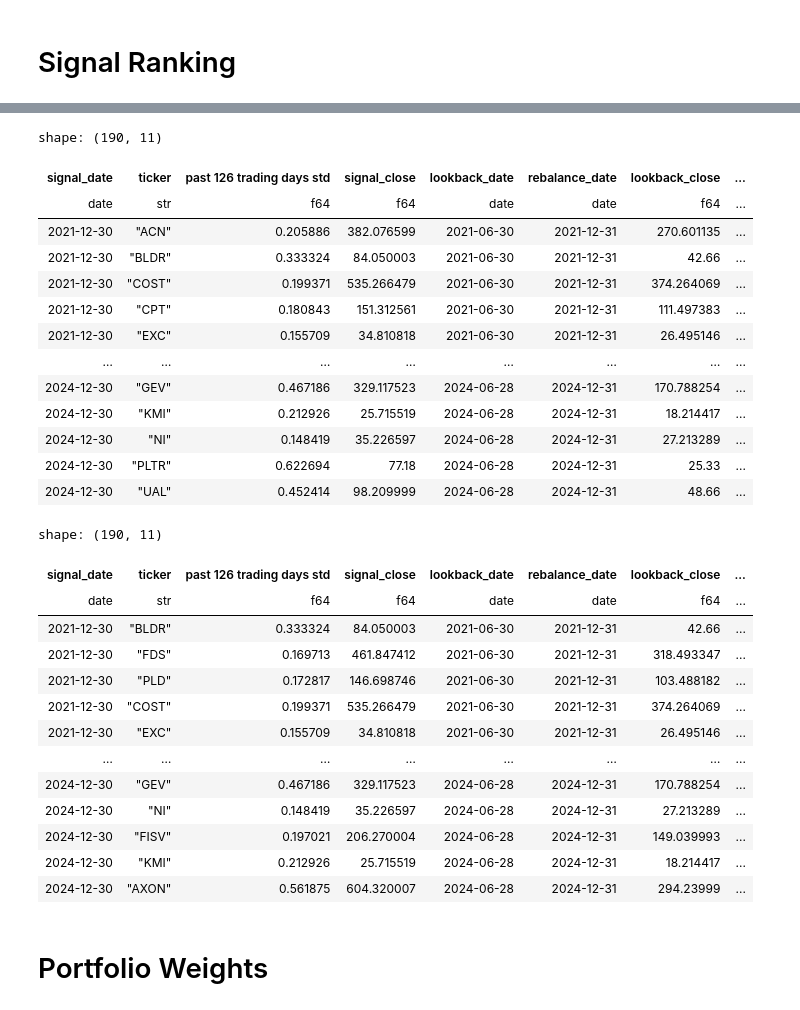
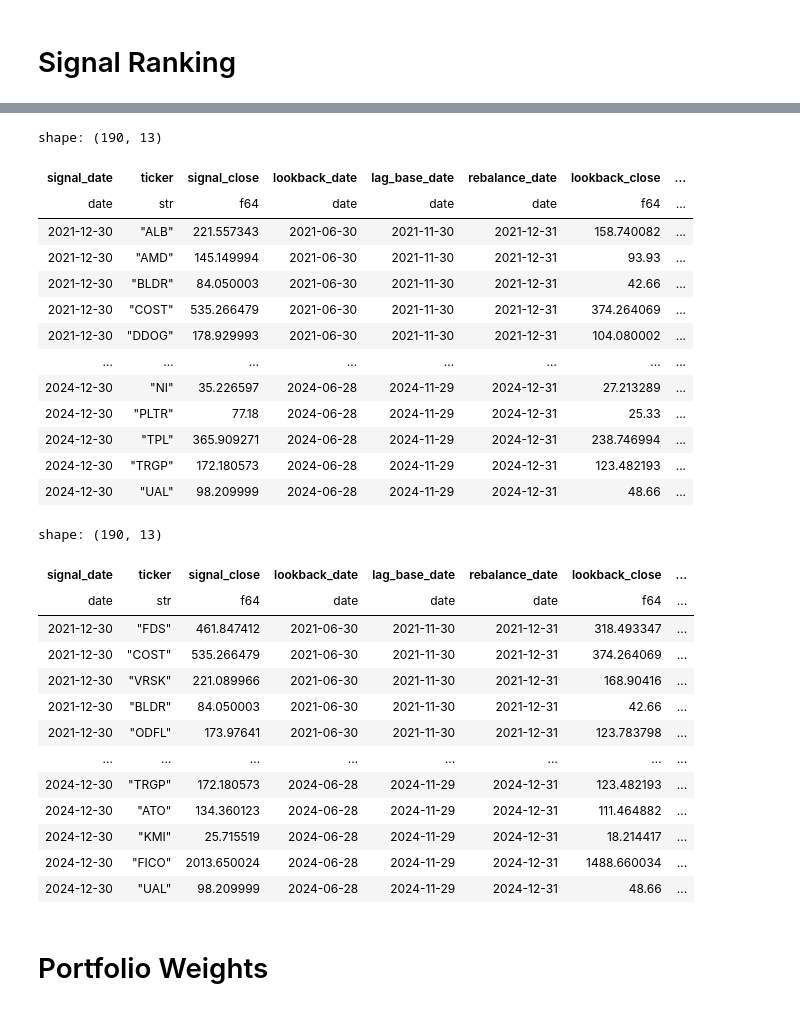
Before and after one commit to Luuuuuuuucas/polars-investment-strategy, a Jupyter notebook: notebooks/test_notebook.ipynb, the cells around one changed output, grey strips where cells are left out. Cells and saved outputs as stored; diff of their text form; code cells hidden in the pictures.

```diff
--- a/notebooks/test_notebook.ipynb
+++ b/notebooks/test_notebook.ipynb
@@ -142,6 +141,6 @@ shape: (9_426, 8)
 # %%
 past_std = calculate_past_returns_std(
-    close_price, trading_calendar, date_mapping_df, rolling_window, end_date
+    close_price, past_returns, date_mapping_df, past_n_months, unit
 )
 past_std
 # %% [output]
@@ -180,4 +161,4 @@ shape: (9_426, 9)
 # %%
-risk_adjusted_table = get_risk_adjusted_return(full_date_price_std_table, past_n_months, unit, rolling_window)
+risk_adjusted_table = get_risk_adjusted_return(past_std, past_n_months, unit)
 risk_adjusted_table
 # %% [output]
@@ -219,4 +181,4 @@ shape: (9_426, 11)
 # %%
-signal_ranked = rank_signal(risk_adjusted_table, f"risk_adjusted past {past_n_months}{unit} total return")
+signal_ranked = rank_signal(risk_adjusted_table, f"risk_adjusted momentum_{past_n_months}{unit}")
 signal_ranked
 # %% [output]
@@ -237,39 +199,39 @@ shape: (9_426, 11)
 # %%
-filtered_ticker = filter_top_ranked(signal_ranked, f"risk_adjusted past {past_n_months}{unit} total return rank", 10)
+filtered_ticker = filter_top_ranked(signal_ranked, f"risk_adjusted momentum_{past_n_months}{unit} rank", 10)
 filtered_ticker
 # %% [output]
-shape: (190, 11)
+shape: (190, 13)
-| signal_date | ticker | past 126 trading days std | signal_close | lookback_date | rebalance_date | lookback_close | ... |
-| date | str | f64 | f64 | date | date | f64 | ... |
-| 2021-12-30 | "ACN" | 0.205886 | 382.076599 | 2021-06-30 | 2021-12-31 | 270.601135 | ... |
-| 2021-12-30 | "BLDR" | 0.333324 | 84.050003 | 2021-06-30 | 2021-12-31 | 42.66 | ... |
-| 2021-12-30 | "COST" | 0.199371 | 535.266479 | 2021-06-30 | 2021-12-31 | 374.264069 | ... |
-| 2021-12-30 | "CPT" | 0.180843 | 151.312561 | 2021-06-30 | 2021-12-31 | 111.497383 | ... |
-| 2021-12-30 | "EXC" | 0.155709 | 34.810818 | 2021-06-30 | 2021-12-31 | 26.495146 | ... |
+| signal_date | ticker | signal_close | lookback_date | lag_base_date | rebalance_date | lookback_close | ... |
+| date | str | f64 | date | date | date | f64 | ... |
+| 2021-12-30 | "ALB" | 221.557343 | 2021-06-30 | 2021-11-30 | 2021-12-31 | 158.740082 | ... |
+| 2021-12-30 | "AMD" | 145.149994 | 2021-06-30 | 2021-11-30 | 2021-12-31 | 93.93 | ... |
+| 2021-12-30 | "BLDR" | 84.050003 | 2021-06-30 | 2021-11-30 | 2021-12-31 | 42.66 | ... |
+| 2021-12-30 | "COST" | 535.266479 | 2021-06-30 | 2021-11-30 | 2021-12-31 | 374.264069 | ... |
+| 2021-12-30 | "DDOG" | 178.929993 | 2021-06-30 | 2021-11-30 | 2021-12-31 | 104.080002 | ... |
 | … | … | … | … | … | … | … | ... |
-| 2024-12-30 | "GEV" | 0.467186 | 329.117523 | 2024-06-28 | 2024-12-31 | 170.788254 | ... |
-| 2024-12-30 | "KMI" | 0.212926 | 25.715519 | 2024-06-28 | 2024-12-31 | 18.214417 | ... |
-| 2024-12-30 | "NI" | 0.148419 | 35.226597 | 2024-06-28 | 2024-12-31 | 27.213289 | ... |
-| 2024-12-30 | "PLTR" | 0.622694 | 77.18 | 2024-06-28 | 2024-12-31 | 25.33 | ... |
-| 2024-12-30 | "UAL" | 0.452414 | 98.209999 | 2024-06-28 | 2024-12-31 | 48.66 | ... |
+| 2024-12-30 | "NI" | 35.226597 | 2024-06-28 | 2024-11-29 | 2024-12-31 | 27.213289 | ... |
+| 2024-12-30 | "PLTR" | 77.18 | 2024-06-28 | 2024-11-29 | 2024-12-31 | 25.33 | ... |
+| 2024-12-30 | "TPL" | 365.909271 | 2024-06-28 | 2024-11-29 | 2024-12-31 | 238.746994 | ... |
+| 2024-12-30 | "TRGP" | 172.180573 | 2024-06-28 | 2024-11-29 | 2024-12-31 | 123.482193 | ... |
+| 2024-12-30 | "UAL" | 98.209999 | 2024-06-28 | 2024-11-29 | 2024-12-31 | 48.66 | ... |
 # %%
-sorted_ranking = sort_rankings(filtered_ticker, f"risk_adjusted past {past_n_months}{unit} total return rank")
+sorted_ranking = sort_rankings(filtered_ticker, f"risk_adjusted momentum_{past_n_months}{unit} rank")
 sorted_ranking
 # %% [output]
-shape: (190, 11)
+shape: (190, 13)
-| signal_date | ticker | past 126 trading days std | signal_close | lookback_date | rebalance_date | lookback_close | ... |
-| date | str | f64 | f64 | date | date | f64 | ... |
-| 2021-12-30 | "BLDR" | 0.333324 | 84.050003 | 2021-06-30 | 2021-12-31 | 42.66 | ... |
-| 2021-12-30 | "FDS" | 0.169713 | 461.847412 | 2021-06-30 | 2021-12-31 | 318.493347 | ... |
-| 2021-12-30 | "PLD" | 0.172817 | 146.698746 | 2021-06-30 | 2021-12-31 | 103.488182 | ... |
-| 2021-12-30 | "COST" | 0.199371 | 535.266479 | 2021-06-30 | 2021-12-31 | 374.264069 | ... |
-| 2021-12-30 | "EXC" | 0.155709 | 34.810818 | 2021-06-30 | 2021-12-31 | 26.495146 | ... |
+| signal_date | ticker | signal_close | lookback_date | lag_base_date | rebalance_date | lookback_close | ... |
+| date | str | f64 | date | date | date | f64 | ... |
+| 2021-12-30 | "FDS" | 461.847412 | 2021-06-30 | 2021-11-30 | 2021-12-31 | 318.493347 | ... |
+| 2021-12-30 | "COST" | 535.266479 | 2021-06-30 | 2021-11-30 | 2021-12-31 | 374.264069 | ... |
+| 2021-12-30 | "VRSK" | 221.089966 | 2021-06-30 | 2021-11-30 | 2021-12-31 | 168.90416 | ... |
+| 2021-12-30 | "BLDR" | 84.050003 | 2021-06-30 | 2021-11-30 | 2021-12-31 | 42.66 | ... |
+| 2021-12-30 | "ODFL" | 173.97641 | 2021-06-30 | 2021-11-30 | 2021-12-31 | 123.783798 | ... |
 | … | … | … | … | … | … | … | ... |
-| 2024-12-30 | "GEV" | 0.467186 | 329.117523 | 2024-06-28 | 2024-12-31 | 170.788254 | ... |
-| 2024-12-30 | "NI" | 0.148419 | 35.226597 | 2024-06-28 | 2024-12-31 | 27.213289 | ... |
-| 2024-12-30 | "FISV" | 0.197021 | 206.270004 | 2024-06-28 | 2024-12-31 | 149.039993 | ... |
-| 2024-12-30 | "KMI" | 0.212926 | 25.715519 | 2024-06-28 | 2024-12-31 | 18.214417 | ... |
-| 2024-12-30 | "AXON" | 0.561875 | 604.320007 | 2024-06-28 | 2024-12-31 | 294.23999 | ... |
+| 2024-12-30 | "TRGP" | 172.180573 | 2024-06-28 | 2024-11-29 | 2024-12-31 | 123.482193 | ... |
+| 2024-12-30 | "ATO" | 134.360123 | 2024-06-28 | 2024-11-29 | 2024-12-31 | 111.464882 | ... |
+| 2024-12-30 | "KMI" | 25.715519 | 2024-06-28 | 2024-11-29 | 2024-12-31 | 18.214417 | ... |
+| 2024-12-30 | "FICO" | 2013.650024 | 2024-06-28 | 2024-11-29 | 2024-12-31 | 1488.660034 | ... |
+| 2024-12-30 | "UAL" | 98.209999 | 2024-06-28 | 2024-11-29 | 2024-12-31 | 48.66 | ... |
 # %% [markdown]
 # Portfolio Weights
 # %%
```
Also changed, not shown: parts of 28 cells of this notebook, 6 other files.
